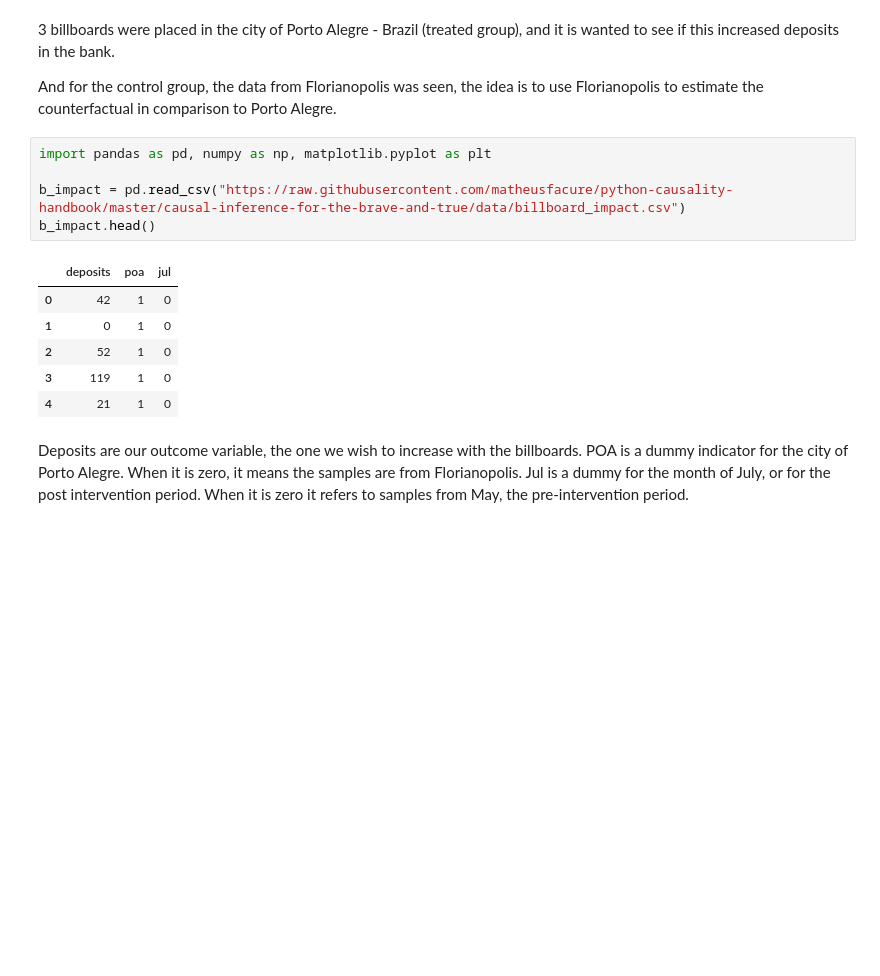
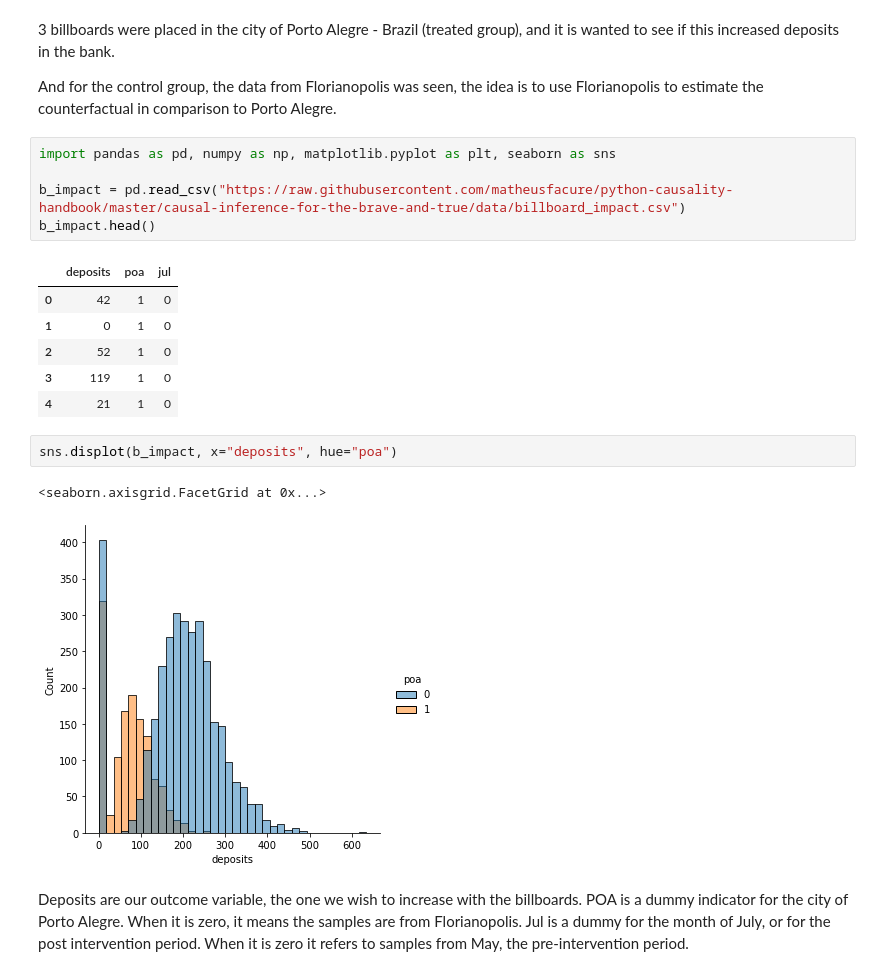
Before and after one commit to alexanderquispe/1REI05, a Jupyter notebook: tutorials/tutorial11/tutorial11.ipynb, the cells around one changed output. Cells and saved outputs as stored; diff of their text form; blank space fills up the shorter version.

```diff
--- a/tutorials/tutorial11/tutorial11.ipynb
+++ b/tutorials/tutorial11/tutorial11.ipynb
@@ -35,7 +35,7 @@ Graphically this would look something like this:
 
 And for the control group, the data from Florianopolis was seen, the idea is to use Florianopolis to estimate the counterfactual in comparison to Porto Alegre.
 # %%
-import pandas as pd, numpy as np, matplotlib.pyplot as plt
+import pandas as pd, numpy as np, matplotlib.pyplot as plt, seaborn as sns
 
 b_impact = pd.read_csv("https://raw.githubusercontent.com/matheusfacure/python-causality-handbook/master/causal-inference-for-the-brave-and-true/data/billboard_impact.csv")
 b_impact.head()
@@ -46,6 +46,11 @@ b_impact.head()
 | 2 | 52 | 1 | 0 |
 | 3 | 119 | 1 | 0 |
 | 4 | 21 | 1 | 0 |
+# %%
+sns.displot(b_impact, x="deposits", hue="poa")
+# %% [output]
+<seaborn.axisgrid.FacetGrid at 0x...>
+[figure, added]
 # %% [markdown]
 Deposits are our outcome variable, the one we wish to increase with the billboards. POA is a dummy indicator for the city of Porto Alegre. When it is zero, it means the samples are from Florianopolis. Jul is a dummy for the month of July, or for the post intervention period. When it is zero it refers to samples from May, the pre-intervention period.
 # %%
```
Also changed, not shown: parts of 5 cells of this notebook, 1 other file.
